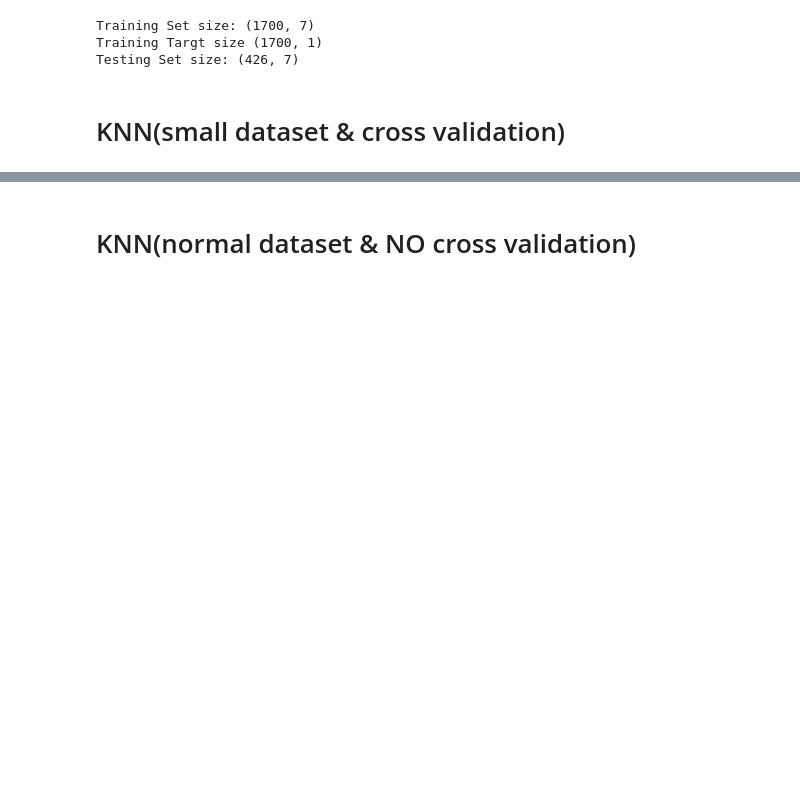
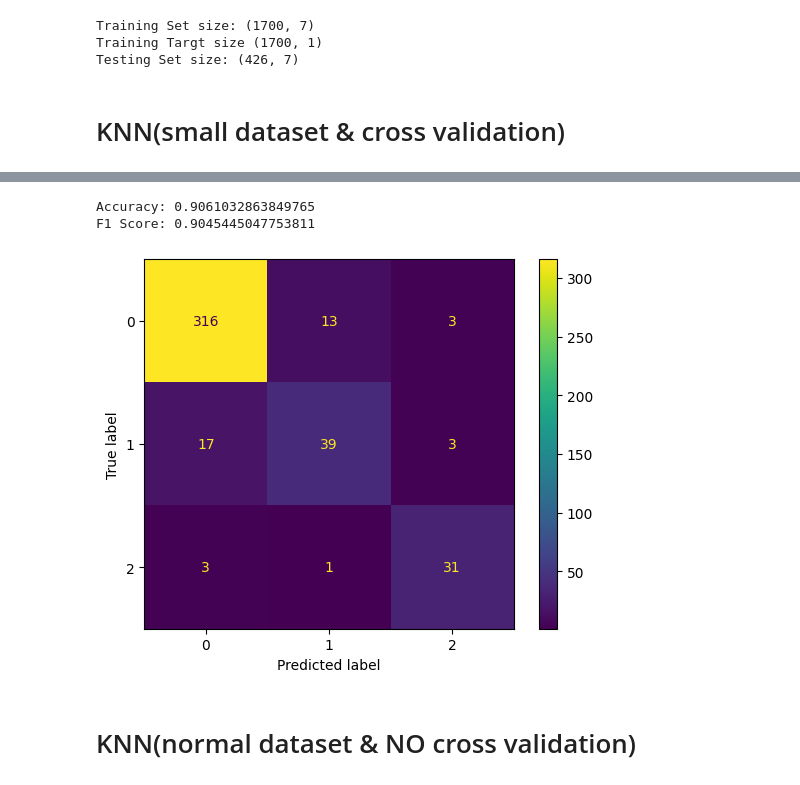
Before and after one commit to sharvdawg/FetusHealthML, a Jupyter notebook: Project/Final Project 184 Code.ipynb, the cells around one changed output, grey strips where cells are left out. Cells and saved outputs as stored; diff of their text form; code cells hidden in the pictures; blank space fills up the shorter version.

```diff
--- a/Project/Final Project 184 Code.ipynb
+++ b/Project/Final Project 184 Code.ipynb
@@ -117,3 +133,18 @@ print(f1_score(y_test, y_test_pred,average="weighted"))
+# %%
+x_train2, x_test2, y_train2, y_test2 = train_test_split(df, y_labels, test_size=0.2,stratify=y_labels)
+
+knnClassifier = KNeighborsClassifier(n_neighbors=1)
+knnClassifier.fit(x_train2, y_train2)
+y_test_pred2 = knnClassifier.predict(x_test2)
+matrix = confusion_matrix(y_test2, y_test_pred2)
+disp = ConfusionMatrixDisplay(confusion_matrix=matrix)
+disp.plot()
+print("Accuracy: {}".format(accuracy_score(y_test2,y_test_pred2)))
+print("F1 Score: {}".format(f1_score(y_test2, y_test_pred2, average="weighted")))
+# %% [output]
+Accuracy: 0.9061032863849765
+F1 Score: 0.9045445047753811
+[figure, added]
 # %% [markdown]
 # KNN(normal dataset & NO cross validation)
 # %%
```
Also changed, not shown: parts of 13 cells of this notebook, 6 other files.
